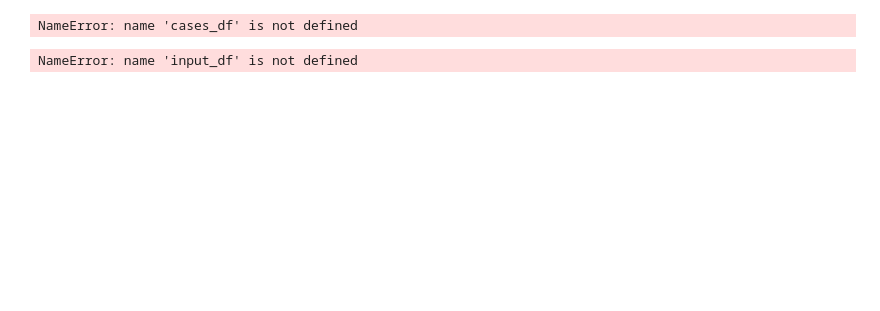
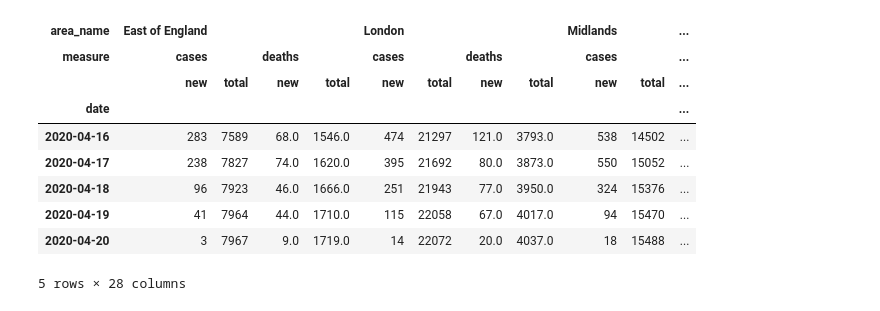
Before and after one commit to mfreeborn/coronavirus-tracker, a Jupyter notebook: Covid-19 England Tracker.ipynb, the cells around one changed output. Cells and saved outputs as stored; diff of their text form; code cells hidden in the pictures; blank space fills up the shorter version.

Commit message:
start north devon tracker

```diff
--- a/Covid-19 England Tracker.ipynb
+++ b/Covid-19 England Tracker.ipynb
@@ -39,10 +64,16 @@ def get_england_deaths_df(date):
 # %%
 # deaths data taken from https://www.england.nhs.uk/statistics/statistical-work-areas/covid-19-daily-deaths/
 today = datetime.date.today()
+last_week = today - datetime.timedelta(days=7)
+date_range = pd.date_range(start=last_week, end=today, freq="D")
 
-try:
-    england_deaths_df = get_england_deaths_df(today)
-except HTTPError:
-    # today's data isn't out yet, so try getting yesterday's instead
-    yesterday = today - datetime.timedelta(days=1)
-    england_deaths_df = get_england_deaths_df(yesterday)
+for date in date_range[::-1]:
+    try:
+        england_deaths_df = get_england_deaths_df(date)
+    except HTTPError:
+        # data not available for the current day, try again with the day before
+        continue
+    else:
+        break
+
+england_deaths_df.tail()
@@ -176,19 +184,18 @@ XLRDError: No sheet named <'NHS Regions'>
-# %%
-input_df = cases_df.merge(deaths_df, on="area_name").stack(level=1).fillna(method="ffill", axis=1).astype(int)
-home_nations_data = input_df.loc[["England", "Scotland", "Wales", "Northern Ireland"]]
-uk_confirmed_cases = home_nations_data.xs("confirmed_cases", level=1).sum()
-uk_deaths = home_nations_data.xs("deaths", level=1).sum()
-input_df.loc[("UK", "confirmed_cases"), :] = uk_confirmed_cases
-input_df.loc[("UK", "deaths"), :] = uk_deaths
-input_df = input_df.astype(int)
-input_df
-# %% [output]
-NameError: name 'cases_df' is not defined
-# %%
-# sort the rows by number of cases
-input_df = input_df.sort_values(max(input_df.columns), ascending=False)
-# %% [output]
-NameError: name 'input_df' is not defined
+# %%
+# merge the cases and deaths dataframes into one
+england_df = pd.concat([england_cases_df, england_deaths_df], axis=1, levels=["measure"])
+england_df.sort_index(axis=1).tail()
+# %% [output]
+| area_name | East of England |  |  |  | London |  |  |  | Midlands |  | ... |
+| measure | cases |  | deaths |  | cases |  | deaths |  | cases |  | ... |
+|  | new | total | new | total | new | total | new | total | new | total | ... |
+| date |  |  |  |  |  |  |  |  |  |  | ... |
+| 2020-04-16 | 283 | 7589 | 68.0 | 1546.0 | 474 | 21297 | 121.0 | 3793.0 | 538 | 14502 | ... |
+| 2020-04-17 | 238 | 7827 | 74.0 | 1620.0 | 395 | 21692 | 80.0 | 3873.0 | 550 | 15052 | ... |
+| 2020-04-18 | 96 | 7923 | 46.0 | 1666.0 | 251 | 21943 | 77.0 | 3950.0 | 324 | 15376 | ... |
+| 2020-04-19 | 41 | 7964 | 44.0 | 1710.0 | 115 | 22058 | 67.0 | 4017.0 | 94 | 15470 | ... |
+| 2020-04-20 | 3 | 7967 | 9.0 | 1719.0 | 14 | 22072 | 20.0 | 4037.0 | 18 | 15488 | ... |
+5 rows × 28 columns
 # %%
 # NHS England population statistics taken from:
 # https://www.ons.gov.uk/peoplepopulationandcommunity/populationandmigration/populationestimates/datasets/clinicalcommissioninggroupmidyearpopulationestimates
```
Also changed, not shown: parts of 6 cells of this notebook, 5 other files.
